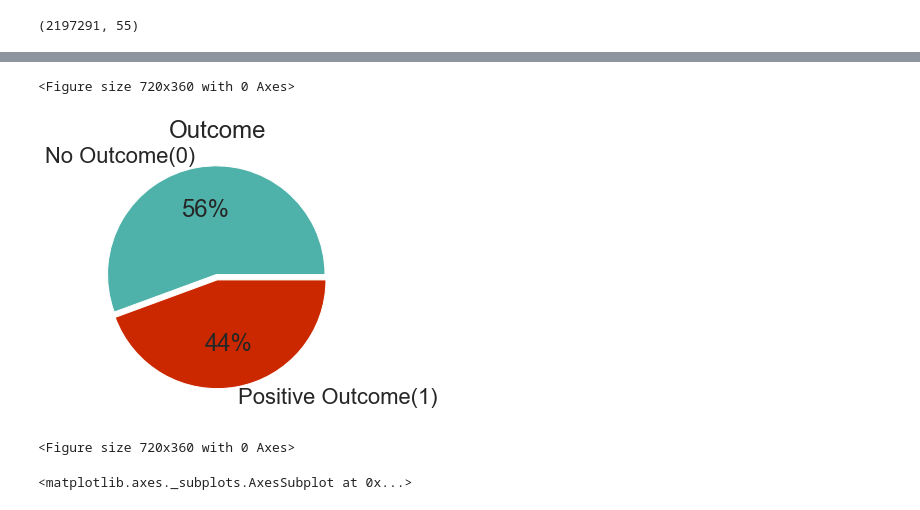
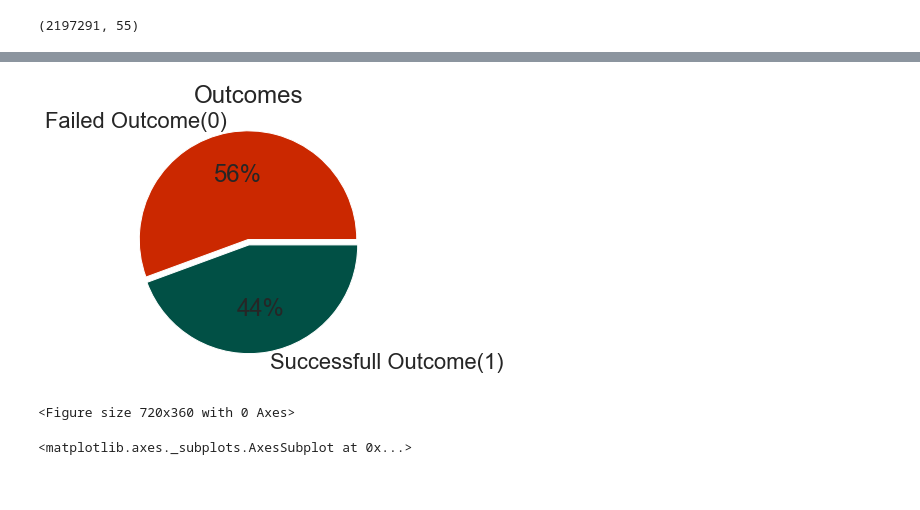
Before and after one commit to khwajajalal/Capstone3-Red_hat_business_value, a Jupyter notebook: red_hat.ipynb, the cells around one changed output, grey strips where cells are left out. Saved outputs shown, nothing was run; the diff lists cells and outputs as text; code cells hidden in the pictures.

```diff
--- a/red_hat.ipynb
+++ b/red_hat.ipynb
@@ -100,15 +70,14 @@ Name: act_char_10, Length: 6515, dtype: int64
 # %%
 sns.set(font_scale=2)
 plt.figure(figsize=(10,5))
-plt.pie(ac_pl_merge['outcome'].value_counts(),colors=[ '#4fb2aa', '#cb2800'], labels=['No Outcome(0)','Positive Outcome(1)'],autopct='%1.0f%%', explode=[0.05,0], rotatelabels=False)
-plt.title('Outcome')
+plt.pie(ac_pl_merge['outcome'].value_counts(),colors=[ '#cb2800', '#015045'], labels=['Failed Outcome(0)','Successfull Outcome(1)'],autopct='%1.0f%%', explode=[0.05,0], rotatelabels=False)
+plt.title('Outcomes')
 plt.figure(figsize=(10,5))
 
-# plt.savefig('Listings Types')
+plt.savefig('figures/Successfull_Failed Outcomes')
 # %% [output]
+[figure, new version]
 <Figure size 720x360 with 0 Axes>
-[figure, old version]
-<Figure size 720x360 with 0 Axes>
 # %%
 plt.figure(figsize=(10,5))
 sns.countplot('outcome', data=ac_pl_merge)
```
Also changed, not shown: parts of 108 cells of this notebook.
